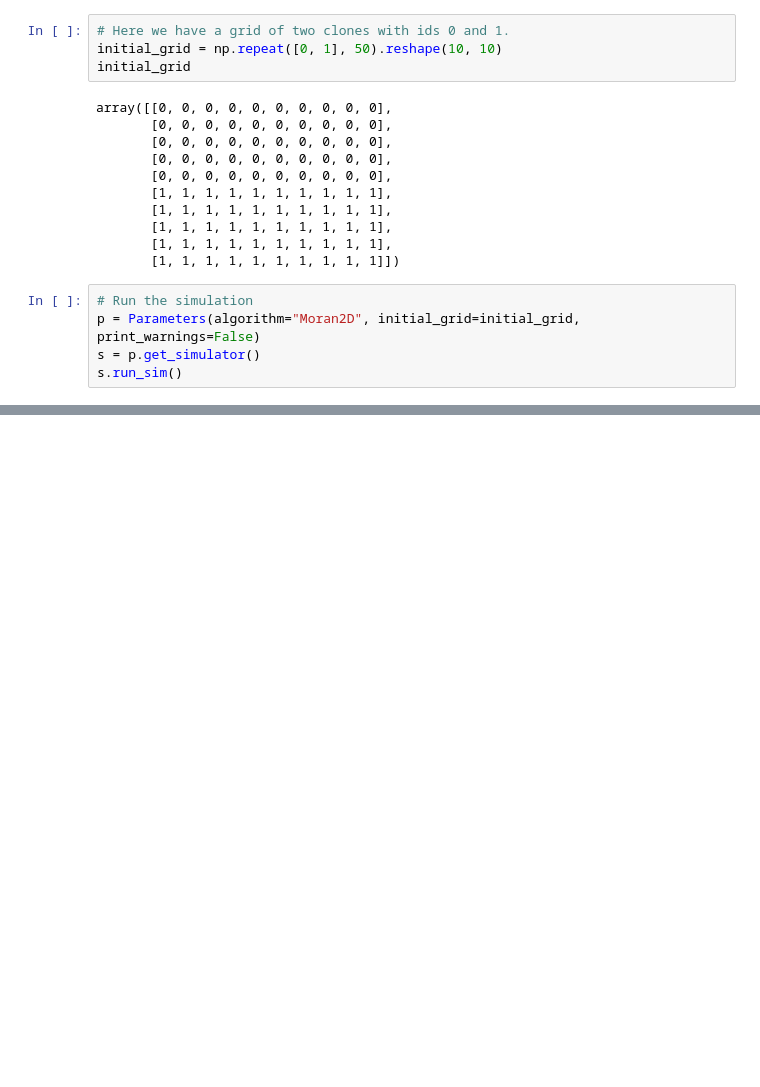
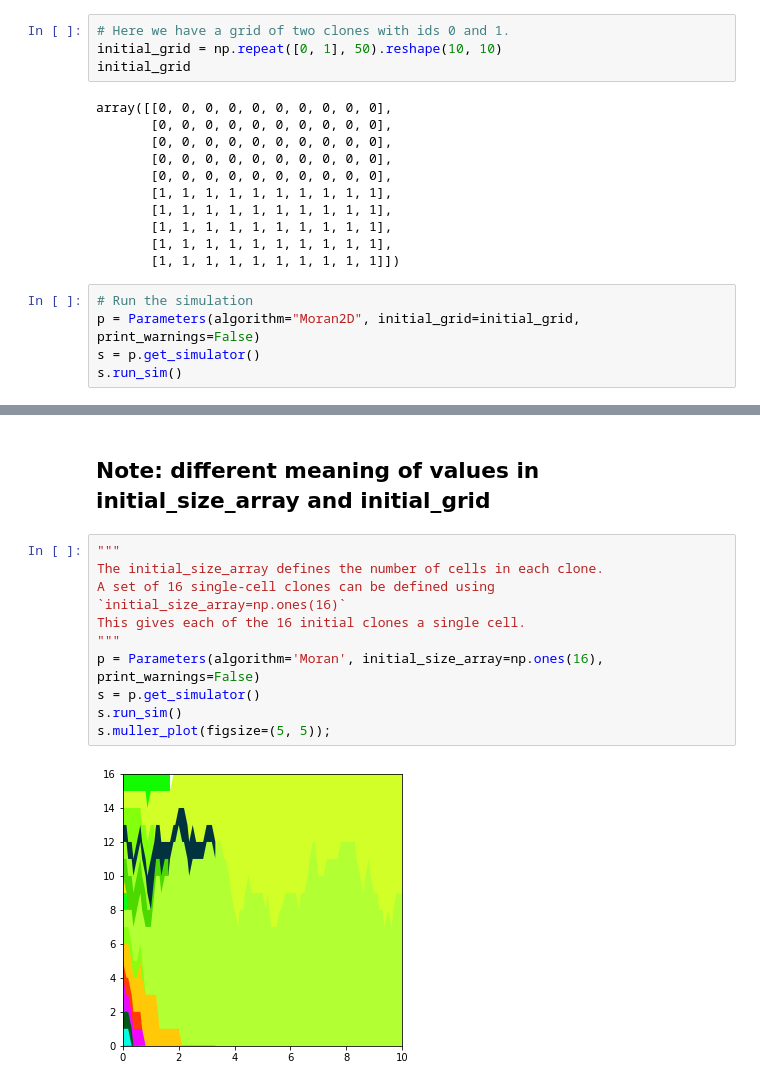
Before and after one commit to michaelhall28/clone-competition-simulation, a Jupyter notebook: Tutorials/DefiningInitialClones.ipynb, the cells around one changed output, grey strips where cells are left out. Saved outputs shown, nothing was run; the diff lists cells and outputs as text; blank space fills up the shorter version.

```diff
--- a/Tutorials/DefiningInitialClones.ipynb
+++ b/Tutorials/DefiningInitialClones.ipynb
@@ -136,0 +137,14 @@ s.muller_plot(figsize=(5, 5));
+# %% [markdown]
+## Note: different meaning of values in initial_size_array and initial_grid
+# %%
+"""
+The initial_size_array defines the number of cells in each clone.
+A set of 16 single-cell clones can be defined using `initial_size_array=np.ones(16)`
+This gives each of the 16 initial clones a single cell.
+"""
+p = Parameters(algorithm='Moran', initial_size_array=np.ones(16), print_warnings=False)
+s = p.get_simulator()
+s.run_sim()
+s.muller_plot(figsize=(5, 5));
+# %% [output]
+[figure, added]
```
Also changed, not shown: parts of 6 cells of this notebook, 1 other file.
